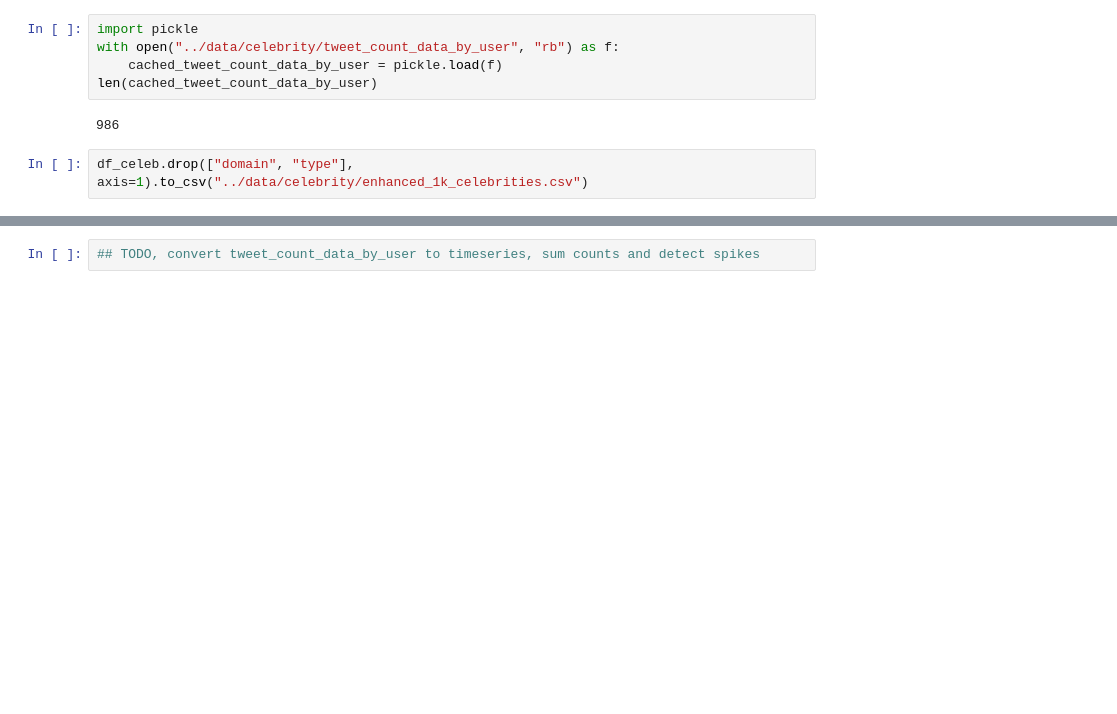
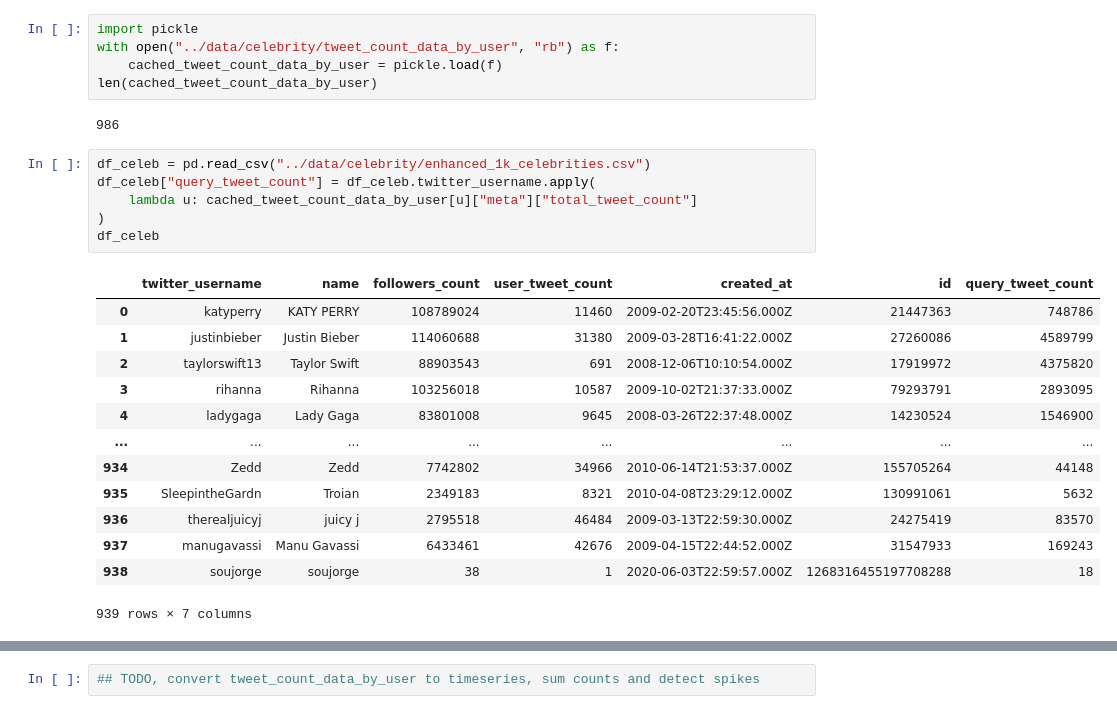
Before and after one commit to anton164/fall-spec, a Jupyter notebook: jupyter_notebooks/celebrity_dataset.ipynb, the cells around one changed output, grey strips where cells are left out. Cells and saved outputs as stored; diff of their text form; blank space fills up the shorter version.

```diff
--- a/jupyter_notebooks/celebrity_dataset.ipynb
+++ b/jupyter_notebooks/celebrity_dataset.ipynb
@@ -168,5 +173,23 @@ with open("../data/celebrity/tweet_count_data_by_user", "rb") as f:
 len(cached_tweet_count_data_by_user)
 # %% [output]
 986
-# %%
-df_celeb.drop(["domain", "type"], axis=1).to_csv("../data/celebrity/enhanced_1k_celebrities.csv")
+# %%
+df_celeb = pd.read_csv("../data/celebrity/enhanced_1k_celebrities.csv")
+df_celeb["query_tweet_count"] = df_celeb.twitter_username.apply(
+    lambda u: cached_tweet_count_data_by_user[u]["meta"]["total_tweet_count"]
+)
+df_celeb
+# %% [output]
+|  | twitter_username | name | followers_count | user_tweet_count | created_at | id | query_tweet_count |
+| 0 | katyperry | KATY PERRY | 108789024 | 11460 | 2009-02-20T23:45:56.000Z | 21447363 | 748786 |
+| 1 | justinbieber | Justin Bieber | 114060688 | 31380 | 2009-03-28T16:41:22.000Z | 27260086 | 4589799 |
+| 2 | taylorswift13 | Taylor Swift | 88903543 | 691 | 2008-12-06T10:10:54.000Z | 17919972 | 4375820 |
+| 3 | rihanna | Rihanna | 103256018 | 10587 | 2009-10-02T21:37:33.000Z | 79293791 | 2893095 |
+| 4 | ladygaga | Lady Gaga | 83801008 | 9645 | 2008-03-26T22:37:48.000Z | 14230524 | 1546900 |
+| ... | ... | ... | ... | ... | ... | ... | ... |
+| 934 | Zedd | Zedd | 7742802 | 34966 | 2010-06-14T21:53:37.000Z | 155705264 | 44148 |
+| 935 | SleepintheGardn | Troian | 2349183 | 8321 | 2010-04-08T23:29:12.000Z | 130991061 | 5632 |
+| 936 | therealjuicyj | juicy j | 2795518 | 46484 | 2009-03-13T22:59:30.000Z | 24275419 | 83570 |
+| 937 | manugavassi | Manu Gavassi | 6433461 | 42676 | 2009-04-15T22:44:52.000Z | 31547933 | 169243 |
+| 938 | soujorge | soujorge | 38 | 1 | 2020-06-03T22:59:57.000Z | 1268316455197708288 | 18 |
+939 rows × 7 columns
```
Also changed, not shown: parts of 6 cells of this notebook, 1 other file.
